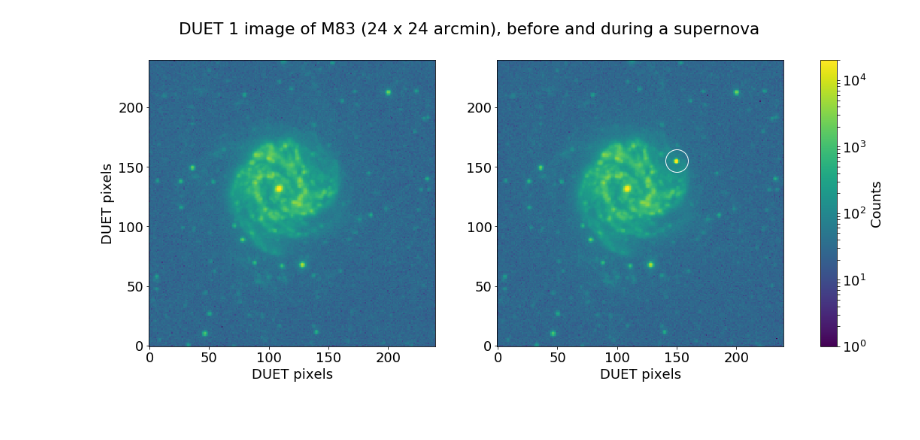
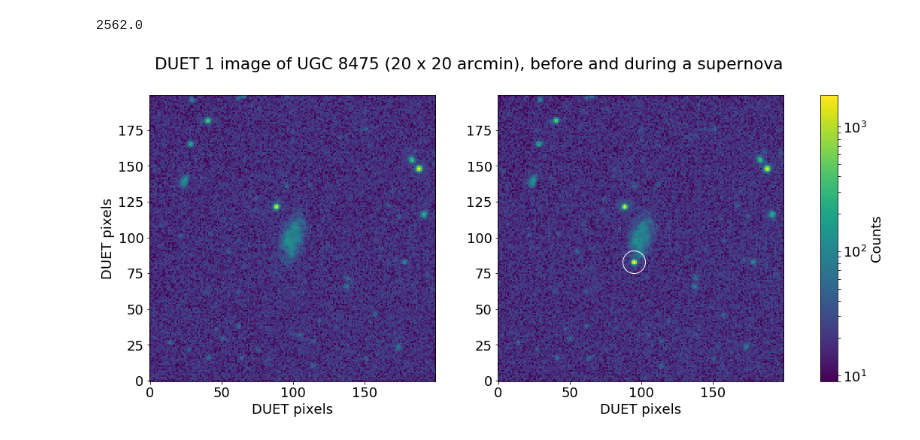
Before and after one commit to bwgref/duet-astro, a Jupyter notebook: notebooks/Galaxy Image.ipynb, the cells around one changed output. Cells and saved outputs as stored; diff of their text form; code cells hidden in the pictures.

```diff
--- a/notebooks/Galaxy Image.ipynb
+++ b/notebooks/Galaxy Image.ipynb
@@ -27,22 +27,29 @@ duet_pixel_size = duet.pixel
 sky_rate1, sky_rate2 = background_pixel_rate(duet, low_zodi = True)
 # %%
 # Load the GALEX image
-galex_file = fits.open(datadir+'/M83_GALEX_NUV.fits')
+#gal_name = 'M83'
+#galex_file = fits.open(datadir+'/M83_GALEX_NUV.fits')
+#dist_mod = 5 * np.log10(4.66e5)
+gal_name = 'UGC 8475'
+galex_file = fits.open(datadir+'/UGC_8475_GALEX_NUV.fits')
+dist_mod = 5 * np.log10(91.1333e5)
 galex_image = galex_file[0].data
 galex_file.close()
-dist_mod = 5 * np.log10(4.66e5)
 
 # Generate GALEX image and axes (match to the slicing below)
 # We only really need this if we want WCS axes
 #import aplpy
-#c_ra, c_dec = 204.2320179, -29.88722734    # Image centre (1900,1850) in World coordinates
+#c_ra, c_dec = ..., ...    # Image centre (...,...) in World coordinates
 #w, h = 0.4, 0.4                            # in degrees
-#fig = aplpy.FITSFigure(datadir+'/M83_GALEX_NUV.fits',figsize=(8,6))
+#fig = aplpy.FITSFigure(datadir+'/[filename].fits',figsize=(8,6))
 #fig.recenter(c_ra, c_dec, width=w, height=h)
 #fig.show_colorscale(cmap='viridis')
 
-# Grab a square slice from within the image, 960x960 GALEX pixels (24 arcmin)
-galex_image = galex_image[1420:2380,1370:2330]
+size = 800 # size in galex pixels: 800x800 GALEX pixels = 20 x 20 arcmin
+cx, cy = 1540, 2025
+
+# Grab a square slice from within the image,
+galex_image = galex_image[cy-size//2:cy+size//2,cx-size//2:cx+size//2]
 
 # Convert GALEX count rates to AB magnitude per pixel
 # From https://asd.gsfc.nasa.gov/archive/galex/FAQ/counts_background.html
@@ -53,8 +60,7 @@ fluence1 = duet_abmag_to_fluence(nuv_ab, 1, duet=duet)
 duet_countrate1 = duet.fluence_to_rate(fluence1)
 # %%
 # Make a 'supernova' to add to the image
-# Too bright a source saturates at this exposure time and distance, so not using peak magnitude
-sn_abmag = (dist_mod - 15) * u.ABmag
+sn_abmag = (dist_mod - 18.5) * u.ABmag
 sn_fluence = duet_abmag_to_fluence(sn_abmag, 1, duet=duet)
 source_rate = duet.fluence_to_rate(sn_fluence)
 
@@ -82,8 +88,9 @@ binned_image1 += sky_rate1
 binned_image1 += duet.dark_current
 
 # Going forward, we have original galaxy image and galaxy+sn
+snx, sny = 95,83
 binned_image2 = binned_image1.copy()
-binned_image2[150:160,145:155] += sn_binned
+binned_image2[sny-5:sny+5,snx-5:snx+5] += sn_binned
 
 # Convert to counts
 counts1 = binned_image1 * exposure
@@ -103,25 +110,27 @@ duet_image2[duet_image2 > 20000] = 20000
 # %%
 import matplotlib
 font = {'family' : 'sans',
         'size'   : 18}
 matplotlib.rc('font', **font)
 
 fig, (ax, ax2, cax) = plt.subplots(ncols=3,figsize=(17,7),
                   gridspec_kw={"width_ratios":[1,1,0.05]})
 fig.subplots_adjust(wspace=0.05)
 
-fig.suptitle('DUET 1 image of M83 (24 x 24 arcmin), before and during a supernova')
+fig.suptitle('DUET 1 image of '+gal_name+' (20 x 20 arcmin), before and during a supernova')
 
+print(np.max(duet_image2))
 
-im = ax.imshow(duet_image1, cmap='viridis', aspect=1, origin='lower', norm=LogNorm(vmin=1, vmax=20000))
+im = ax.imshow(duet_image1, cmap='viridis', aspect=1, origin='lower', norm=LogNorm(vmin=9, vmax=1800))
 ax.set_xlabel('DUET pixels')
 ax.set_ylabel('DUET pixels')
 
-im2 = ax2.imshow(duet_image2, cmap='viridis', aspect=1, origin='lower', norm=LogNorm(vmin=1, vmax=20000))
-ax2.plot([150],[155],marker='o',ms=30,mfc='None',mec='white')
+im2 = ax2.imshow(duet_image2, cmap='viridis', aspect=1, origin='lower', norm=LogNorm(vmin=9, vmax=1800))
+ax2.plot([snx],[sny],marker='o',ms=30,mfc='None',mec='white')
 ax2.set_xlabel('DUET pixels')
 
 fig.colorbar(im, cax=cax,label='Counts')
 plt.show()
 # %% [output]
+2562.0
-[figure, old version]
+[figure, new version]
```
Also changed, not shown: 1 other file.
